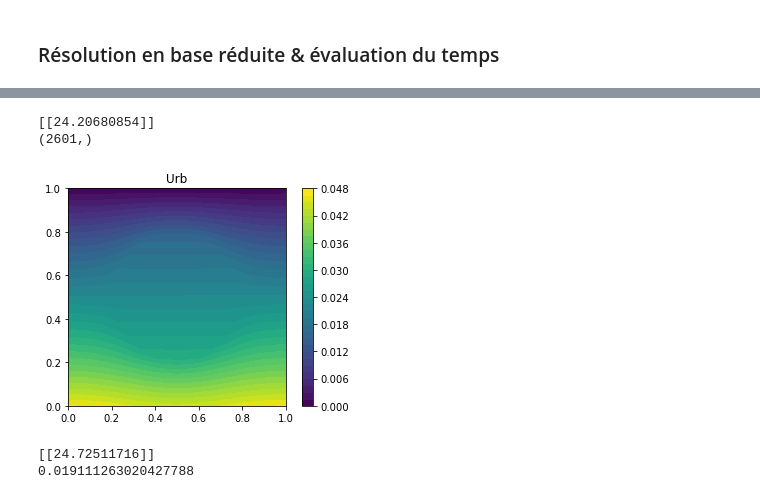
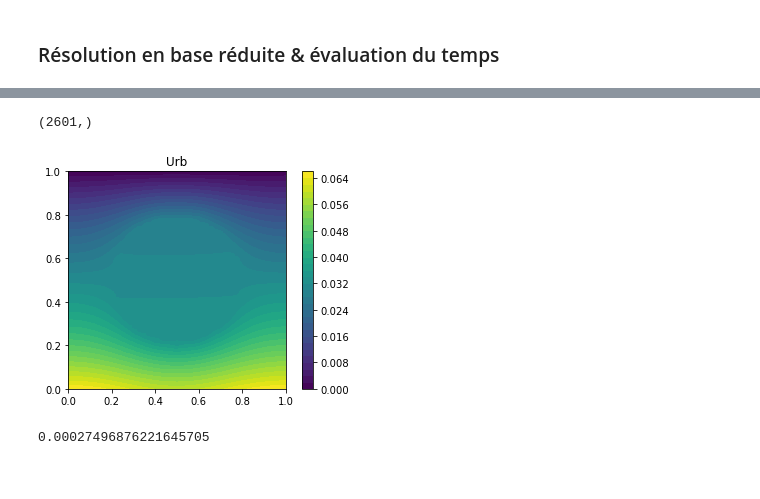
Before and after one commit to pjbenard/-4GMM-CRMB, a Jupyter notebook: Code_Python/POD-Fenics-propre.ipynb, the cells around one changed output, grey strips where cells are left out. Drawn from its saved outputs; the diff is of its cells as text; code cells hidden in the pictures.

```diff
--- a/Code_Python/POD-Fenics-propre.ipynb
+++ b/Code_Python/POD-Fenics-propre.ipynb
@@ -241,7 +238,8 @@ def pre_computer(Base):
 # %% [markdown]
 ### Création de la base
 # %%
+%%time
 T0 = np.array([1,10,10])
 T1 = np.array([-1,1,10])
 training_set = training_set_creator(T0,T1)
-Base,error = POD_offline_procedure(Solver,training_set,0.01)
+Base,error = POD_offline_procedure(Solver,training_set,0.001)
@@ -290,24 +293,19 @@ Wall time: 2.18 ms
 # %%
-U_rb = reduced_solver(mu_test,A_q,shape)
-
 print(np.shape(Base.dot(U_rb)))
 
 utmp = Function(V)
 utmp.vector().set_local(Base.dot(U_rb))
 aah = plot(utmp)
 plt.colorbar(aah)
 plt.title("Urb")
 plt.show()
 
-print(npl.norm(A_q))
 
 #plt.plot(X,Base.dot(U_rb),label="reduced_sol")
 #plt.legend()
 #plt.show()
 print((np.max(U_true.vector().get_local()-Base.dot(U_rb))))
 # %% [output]
-[[24.20680854]]
 (2601,)
-[figure, old version]
+[figure, new version]
-[[24.72511716]]
-0.019111263020427788
+0.00027496876221645705
```
Also changed, not shown: parts of 7 cells of this notebook, 1 other file.
